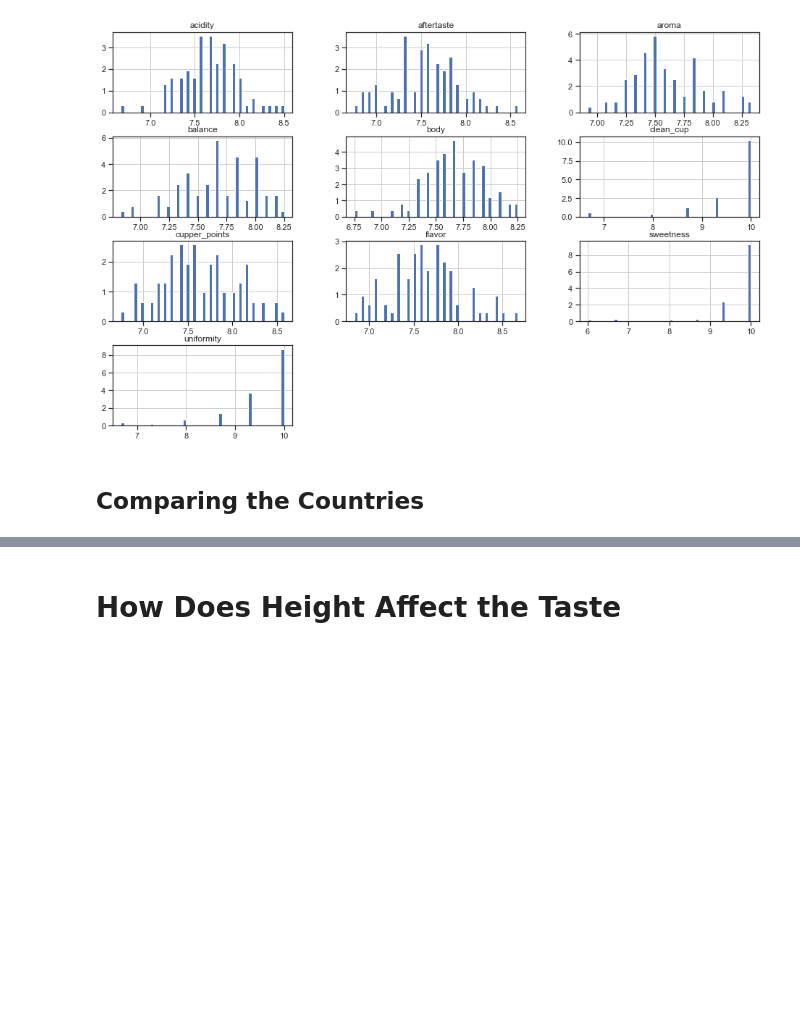
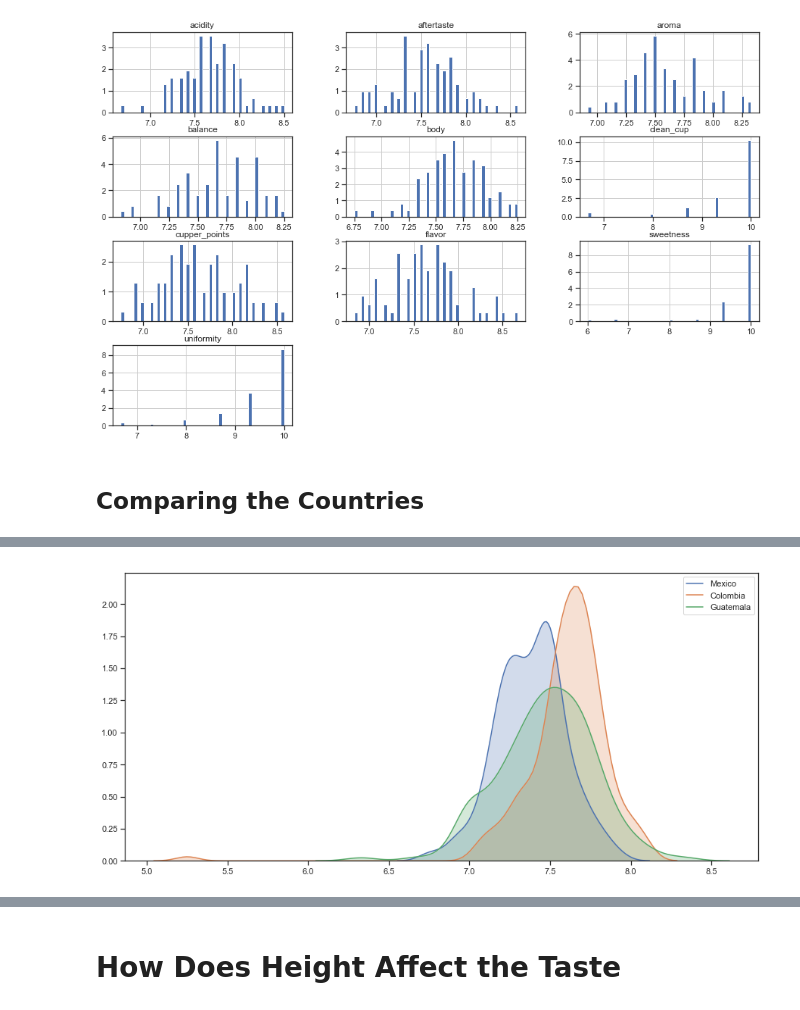
Before and after one commit to Evelyn-H/Data-Analysis-Course, a Jupyter notebook: Coffee Explorations.ipynb, the cells around one changed output, grey strips where cells are left out. Drawn from its saved outputs; the diff is of its cells as text; code cells hidden in the pictures; blank space fills up the shorter version.

```diff
--- a/Coffee Explorations.ipynb
+++ b/Coffee Explorations.ipynb
@@ -347,0 +361,5 @@ array([[<matplotlib.axes._subplots.AxesSubplot object at 0x...>,
+# %%
+# Body
+plot_distrib(df, "body", ["Mexico", "Colombia", "Guatemala"])
+# %% [output]
+[figure, added]
```
Also changed, not shown: parts of 9 cells of this notebook.
